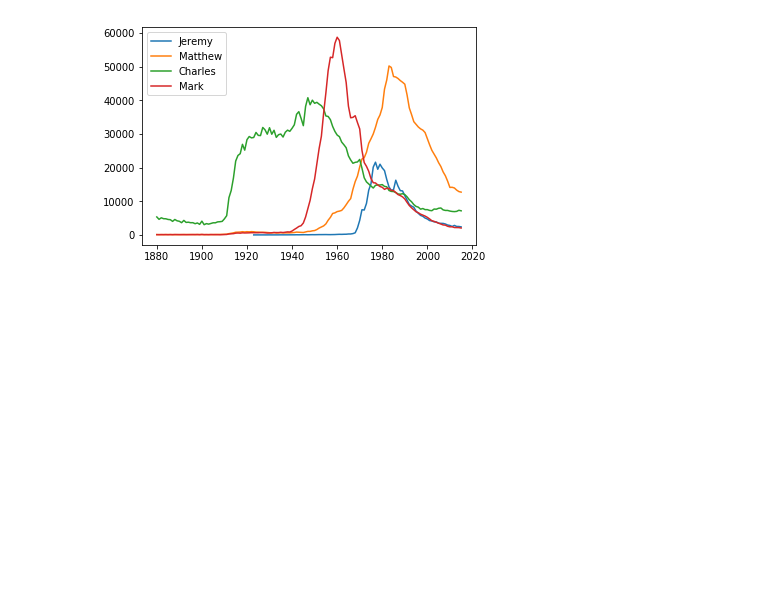
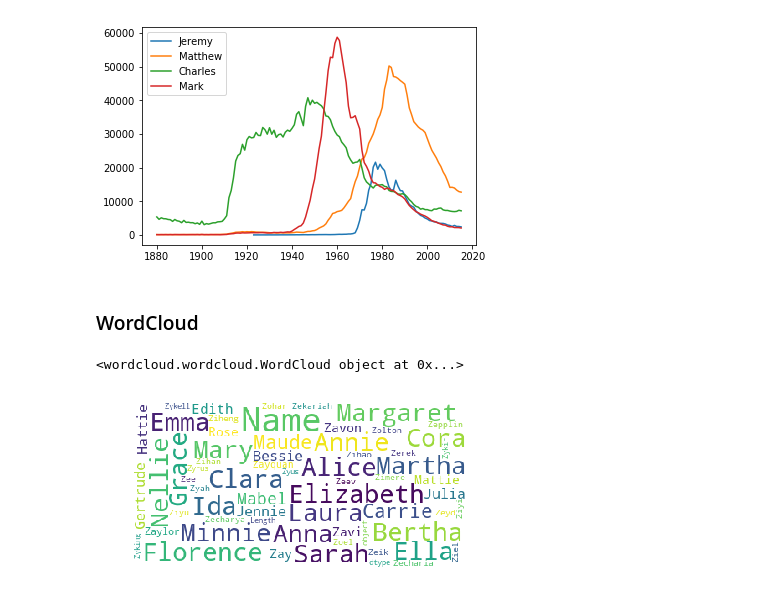
Before and after one commit to jkdcx/BabyNames, a Jupyter notebook: NameAnalysis.ipynb, the cells around one changed output. Saved outputs shown, nothing was run; the diff lists cells and outputs as text; code cells hidden in the pictures; blank space fills up the shorter version.

Commit message:
Added WordCloud

```diff
--- a/NameAnalysis.ipynb
+++ b/NameAnalysis.ipynb
@@ -260,3 +265,31 @@ pp.legend(names)
 # %% [output]
 <matplotlib.legend.Legend at 0x...>
 [figure]
+# %% [markdown]
+### WordCloud
+# %%
+mpl.rcParams['font.size']=12
+mpl.rcParams['savefig.dpi']=100
+mpl.rcParams['figure.subplot.bottom']=.1
+# %%
+stopwords = set(STOPWORDS)
+# %%
+data = all_names
+# %%
+wordcloud = WordCloud(
+    background_color ='white',
+    stopwords = stopwords,
+    max_words = 200,
+    max_font_size = 40,
+    random_state = 42
+    ).generate(str(data['Name']))
+
+print(wordcloud)
+fig = pp.figure(1)
+pp.imshow(wordcloud)
+pp.axis('off')
+pp.show()
+fig.savefig("word1.png", dpi=900)
+# %% [output]
+<wordcloud.wordcloud.WordCloud object at 0x...>
+[figure, added]
```
Also changed, not shown: parts of 3 cells of this notebook.
